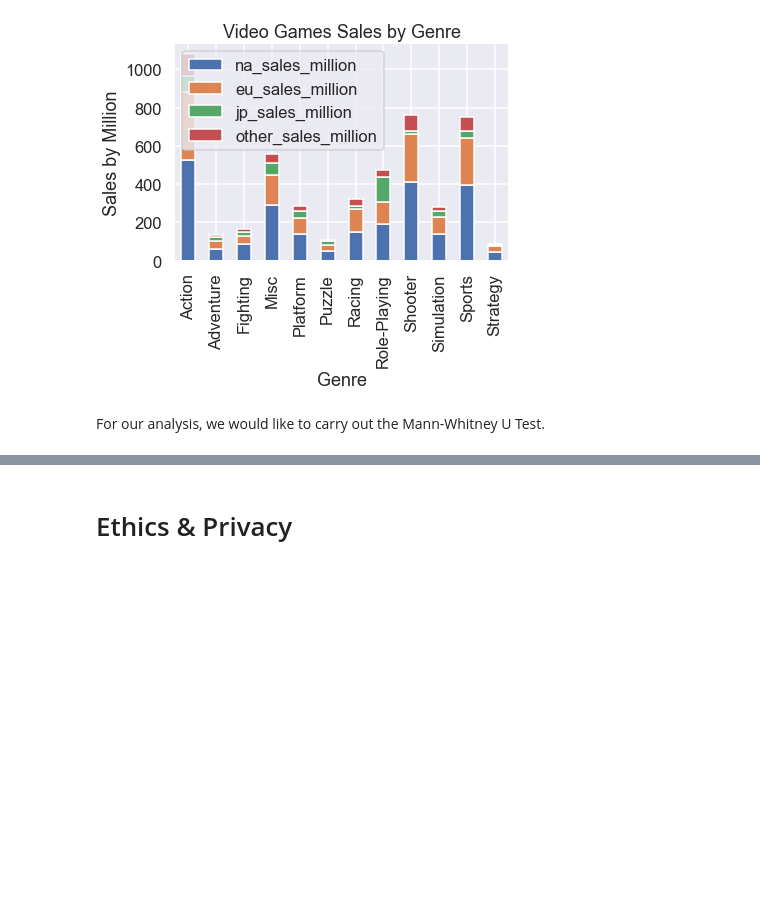
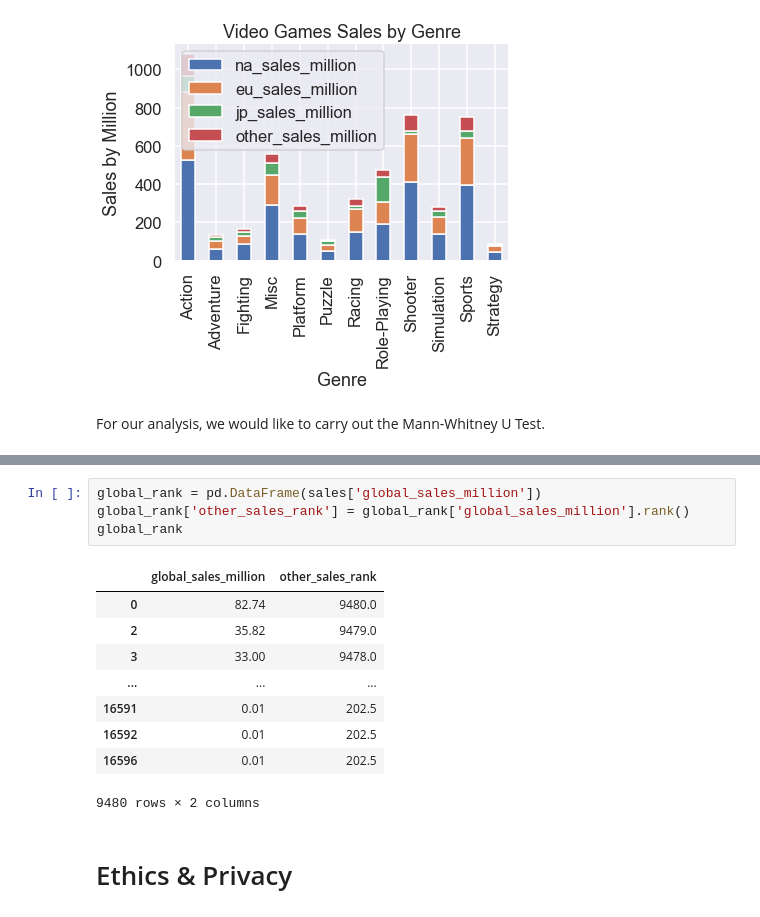
Before and after one commit to kvh8899/mostpopvidgame, a Jupyter notebook: FinalProject_group004_actual.ipynb, the cells around one changed output, grey strips where cells are left out. Saved outputs shown, nothing was run; the diff lists cells and outputs as text; blank space fills up the shorter version.

```diff
--- a/FinalProject_group004_actual.ipynb
+++ b/FinalProject_group004_actual.ipynb
@@ -333,3 +330,17 @@ other_rank
+# %%
+global_rank = pd.DataFrame(sales['global_sales_million'])
+global_rank['other_sales_rank'] = global_rank['global_sales_million'].rank()
+global_rank
+# %% [output]
+|  | global_sales_million | other_sales_rank |
+| 0 | 82.74 | 9480.0 |
+| 2 | 35.82 | 9479.0 |
+| 3 | 33.00 | 9478.0 |
+| ... | ... | ... |
+| 16591 | 0.01 | 202.5 |
+| 16592 | 0.01 | 202.5 |
+| 16596 | 0.01 | 202.5 |
+9480 rows × 2 columns
 # %% [markdown]
 # Ethics & Privacy
 # %% [markdown]
```
Also changed, not shown: parts of 4 cells of this notebook.
